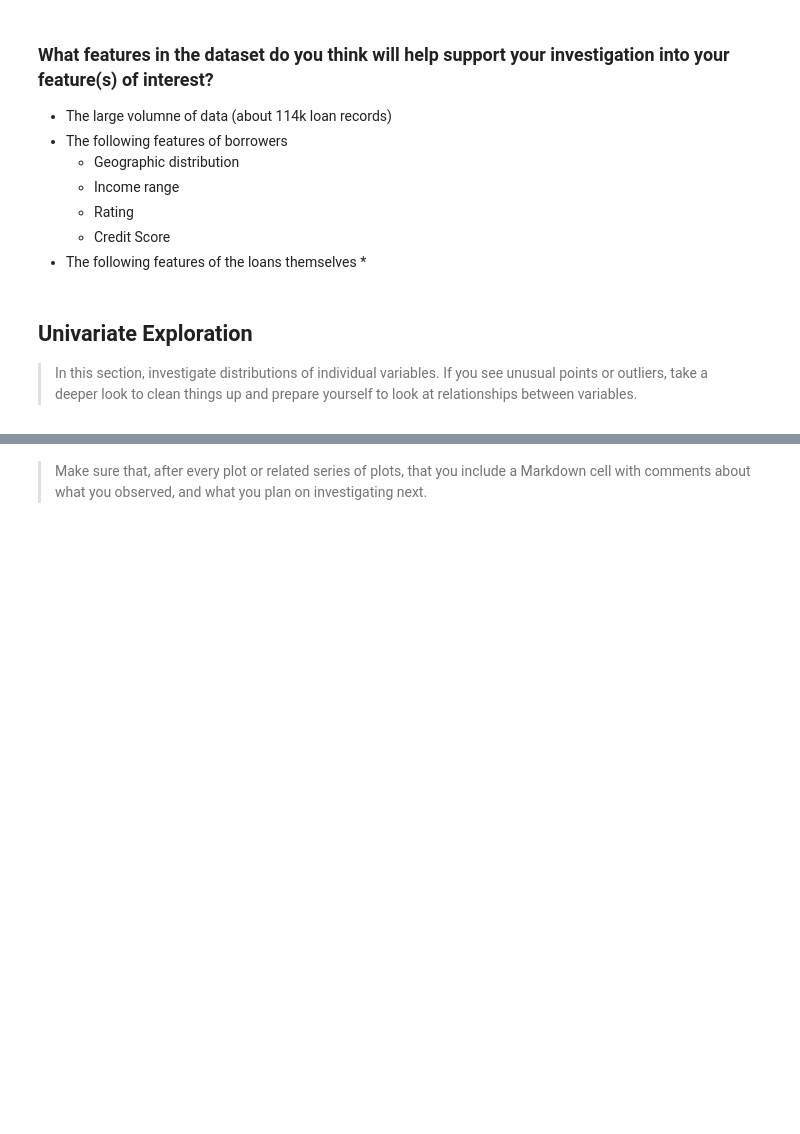
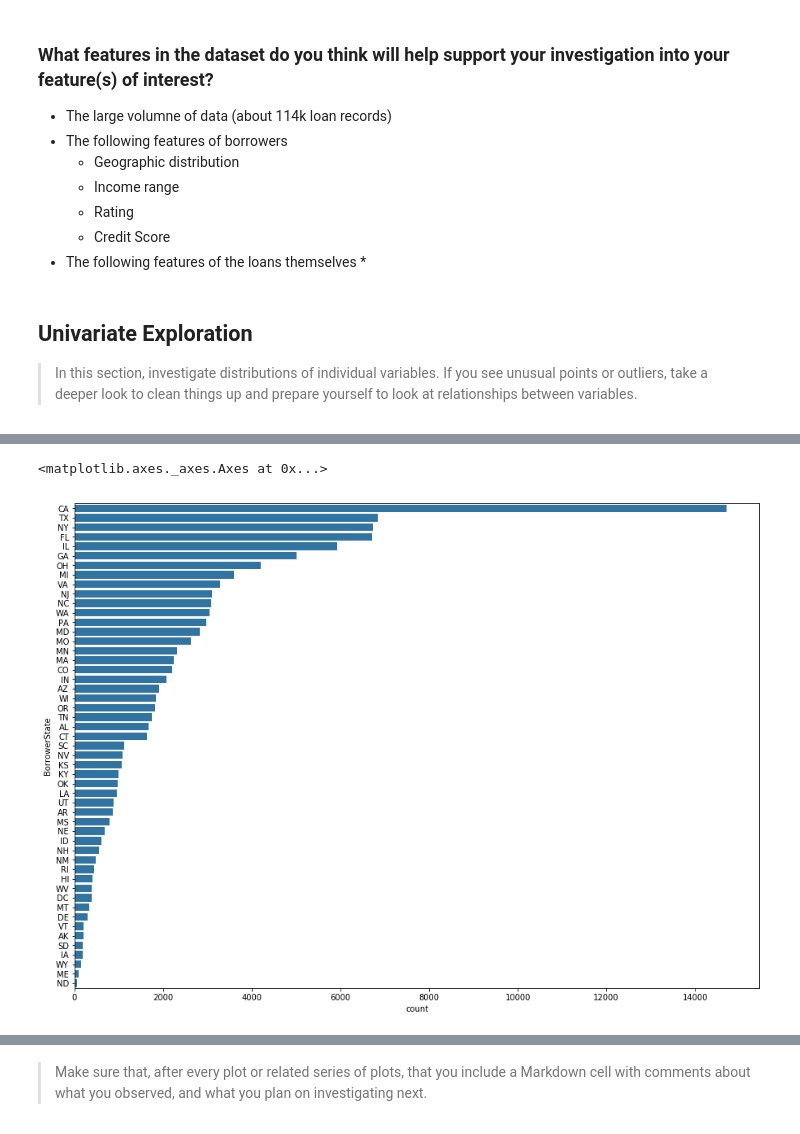
Before and after one commit to bthodla/danano, a Jupyter notebook: prj5/exploration_template.ipynb, the cells around one changed output, grey strips where cells are left out. Saved outputs shown, nothing was run; the diff lists cells and outputs as text; code cells hidden in the pictures; blank space fills up the shorter version.

```diff
--- a/prj5/exploration_template.ipynb
+++ b/prj5/exploration_template.ipynb
@@ -138,0 +291,12 @@ and prepare yourself to look at relationships between variables.
+# %%
+# Distribution of Borrower State
+gen_order = pld_df['BorrowerState'].value_counts().index
+fig = plt.figure()
+ax = fig.add_axes([.125, .125, 1.0, 1.0])
+base_color = sb.color_palette()[0]
+fig.set_size_inches(11.7, 8.27)
+sb.countplot(data = pld_df, y = 'BorrowerState', color = base_color, ax = ax, order = gen_order)
+# plt.xticks(rotation = 90);
+# %% [output]
+<matplotlib.axes._axes.Axes at 0x...>
+[figure, added]
```
Also changed, not shown: parts of 25 cells of this notebook.
